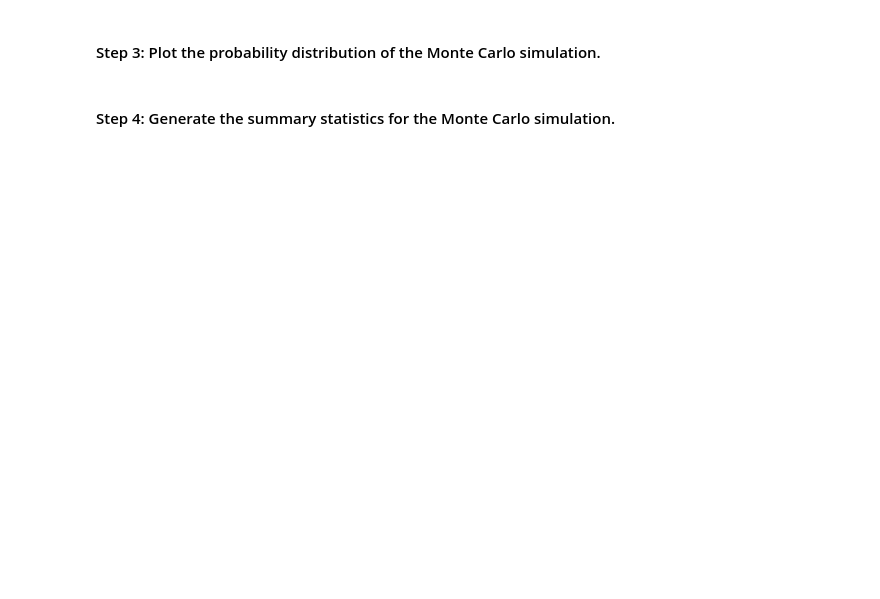
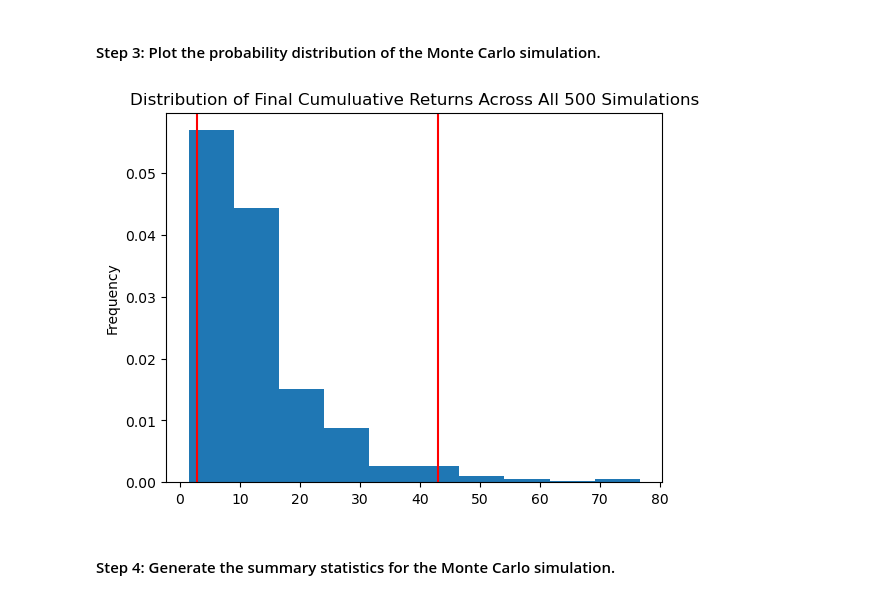
Before and after one commit to Bryan-TranLu/Module05_Challenge, a Jupyter notebook: Starter_Code/financial_planning_tools.ipynb, the cells around one changed output. Cells and saved outputs as stored; diff of their text form; code cells hidden in the pictures; blank space fills up the shorter version.

```diff
--- a/Starter_Code/financial_planning_tools.ipynb
+++ b/Starter_Code/financial_planning_tools.ipynb
@@ -440,7 +491,10 @@ In this section, you’ll use the MCForecastTools library to create a Monte Carl
 # %%
 # Visualize the probability distribution of the 30-year Monte Carlo simulation
 # by plotting a histogram
-# YOUR CODE HERE
+MC_sim_dist_plot = MC_thirtyyears.plot_distribution()
+MC_sim_dist_plot.get_figure().savefig('MC_thirtyyears_dist_plot.png',bbox_inches='tight')
+# %% [output]
+[figure, added]
 # %% [markdown]
 #### Step 4: Generate the summary statistics for the Monte Carlo simulation.
 # %%
```
Also changed, not shown: parts of 13 cells of this notebook.
